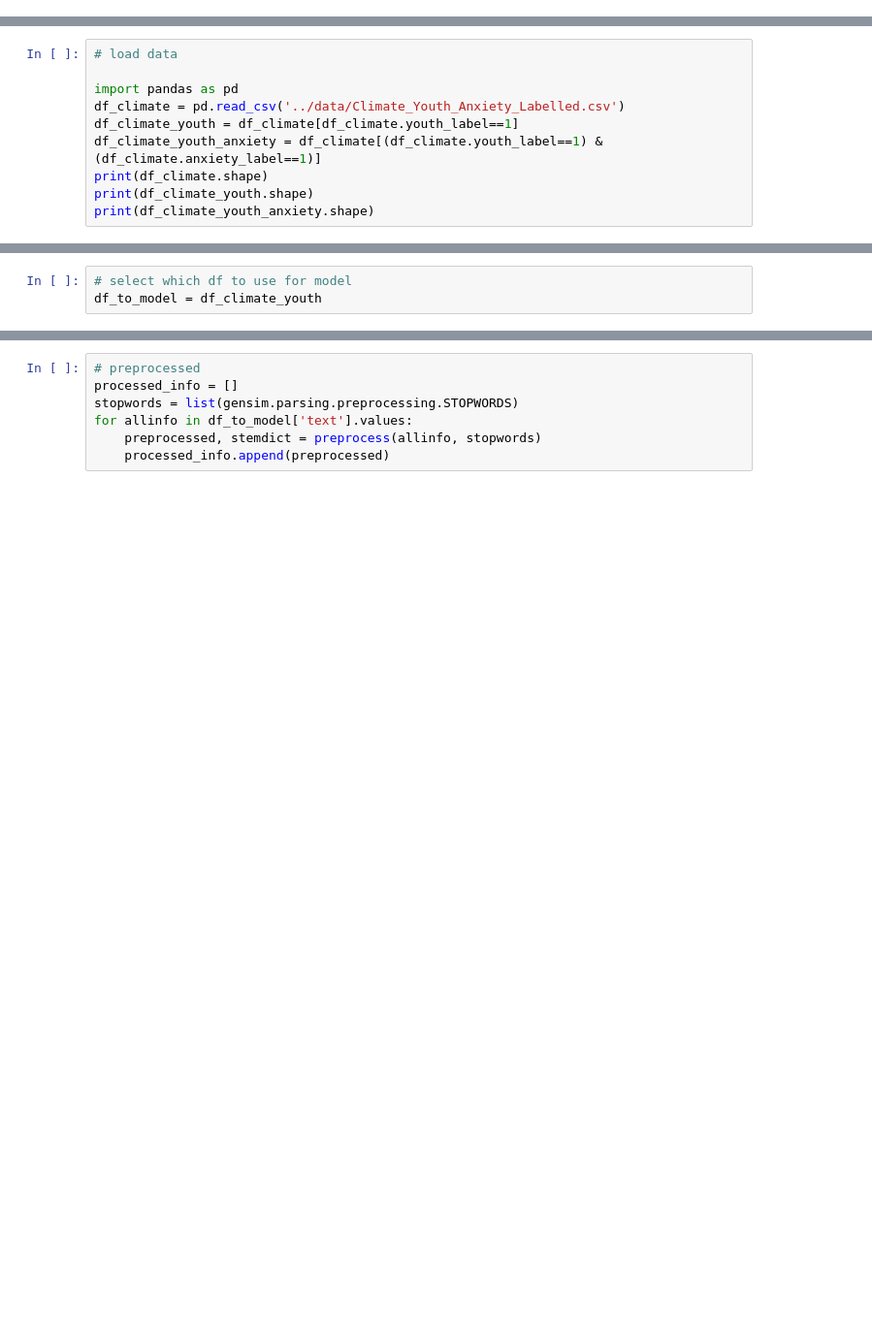
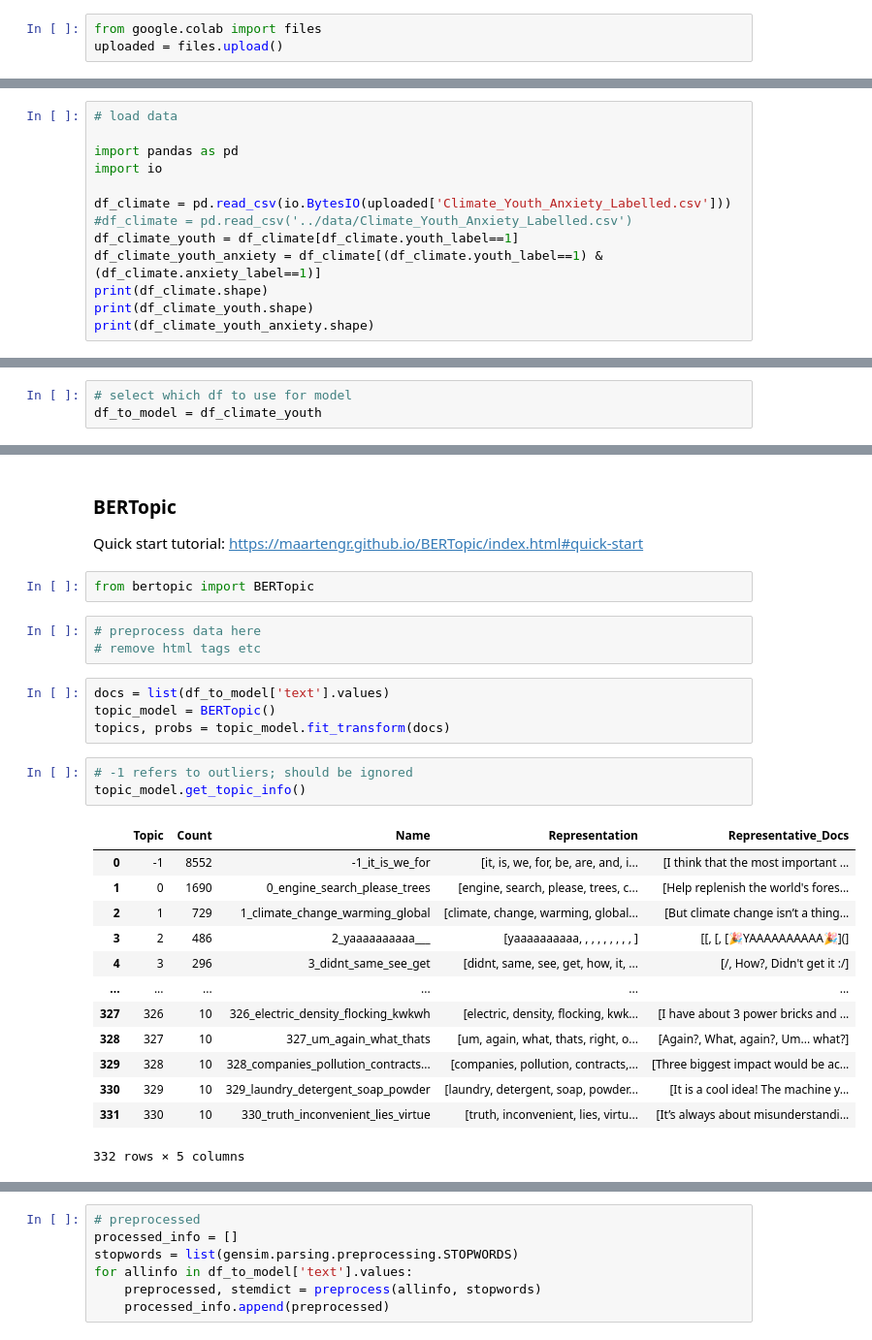
Before and after one commit to a-shahrabi/ClimateLens, a Jupyter notebook: notebooks/KHP_Topic_Modeling.ipynb, the cells around one changed output, grey strips where cells are left out. Shown: that part at 97% size. Drawn from its saved outputs; the diff is of its cells as text; blank space fills up the shorter version.

Commit message:
added initial bertopic exploration

```diff
--- a/notebooks/KHP_Topic_Modeling.ipynb
+++ b/notebooks/KHP_Topic_Modeling.ipynb
@@ -5,0 +46,3 @@ This is a rough draft
+# %%
+from google.colab import files
+uploaded = files.upload()
@@ -7,7 +53,10 @@ This is a rough draft
 # load data
 
 import pandas as pd
-df_climate = pd.read_csv('../data/Climate_Youth_Anxiety_Labelled.csv')
+import io
+
+df_climate = pd.read_csv(io.BytesIO(uploaded['Climate_Youth_Anxiety_Labelled.csv']))
+#df_climate = pd.read_csv('../data/Climate_Youth_Anxiety_Labelled.csv')
 df_climate_youth = df_climate[df_climate.youth_label==1]
 df_climate_youth_anxiety = df_climate[(df_climate.youth_label==1) & (df_climate.anxiety_label==1)]
 print(df_climate.shape)
@@ -186,3 +221,34 @@ def preprocess(text, stopwords):
             stem_dict.append((lemmatize_stemming(token), token))
 
     return result, stem_dict
+# %% [markdown]
+### BERTopic
+
+Quick start tutorial:
+https://maartengr.github.io/BERTopic/index.html#quick-start
+# %%
+from bertopic import BERTopic
+# %%
+# preprocess data here
+# remove html tags etc
+# %%
+docs = list(df_to_model['text'].values)
+topic_model = BERTopic()
+topics, probs = topic_model.fit_transform(docs)
+# %%
+# -1 refers to outliers; should be ignored
+topic_model.get_topic_info()
+# %% [output]
+|  | Topic | Count | Name | Representation | Representative_Docs |
+| 0 | -1 | 8552 | -1_it_is_we_for | [it, is, we, for, be, are, and, i... | [I think that the most important ... |
+| 1 | 0 | 1690 | 0_engine_search_please_trees | [engine, search, please, trees, c... | [Help replenish the world's fores... |
+| 2 | 1 | 729 | 1_climate_change_warming_global | [climate, change, warming, global... | [But climate change isn’t a thing... |
+| 3 | 2 | 486 | 2_yaaaaaaaaaa___ | [yaaaaaaaaaa, , , , , , , , , ] | [[, [, [🎉YAAAAAAAAAA🎉](] |
+| 4 | 3 | 296 | 3_didnt_same_see_get | [didnt, same, see, get, how, it, ... | [/, How?, Didn't get it :/] |
+| ... | ... | ... | ... | ... | ... |
+| 327 | 326 | 10 | 326_electric_density_flocking_kwkwh | [electric, density, flocking, kwk... | [I have about 3 power bricks and ... |
+| 328 | 327 | 10 | 327_um_again_what_thats | [um, again, what, thats, right, o... | [Again?, What, again?, Um... what?] |
+| 329 | 328 | 10 | 328_companies_pollution_contracts... | [companies, pollution, contracts,... | [Three biggest impact would be ac... |
+| 330 | 329 | 10 | 329_laundry_detergent_soap_powder | [laundry, detergent, soap, powder... | [It is a cool idea! The machine y... |
+| 331 | 330 | 10 | 330_truth_inconvenient_lies_virtue | [truth, inconvenient, lies, virtu... | [It’s always about misunderstandi... |
+332 rows × 5 columns
```
Also changed, not shown: parts of 8 cells of this notebook.
